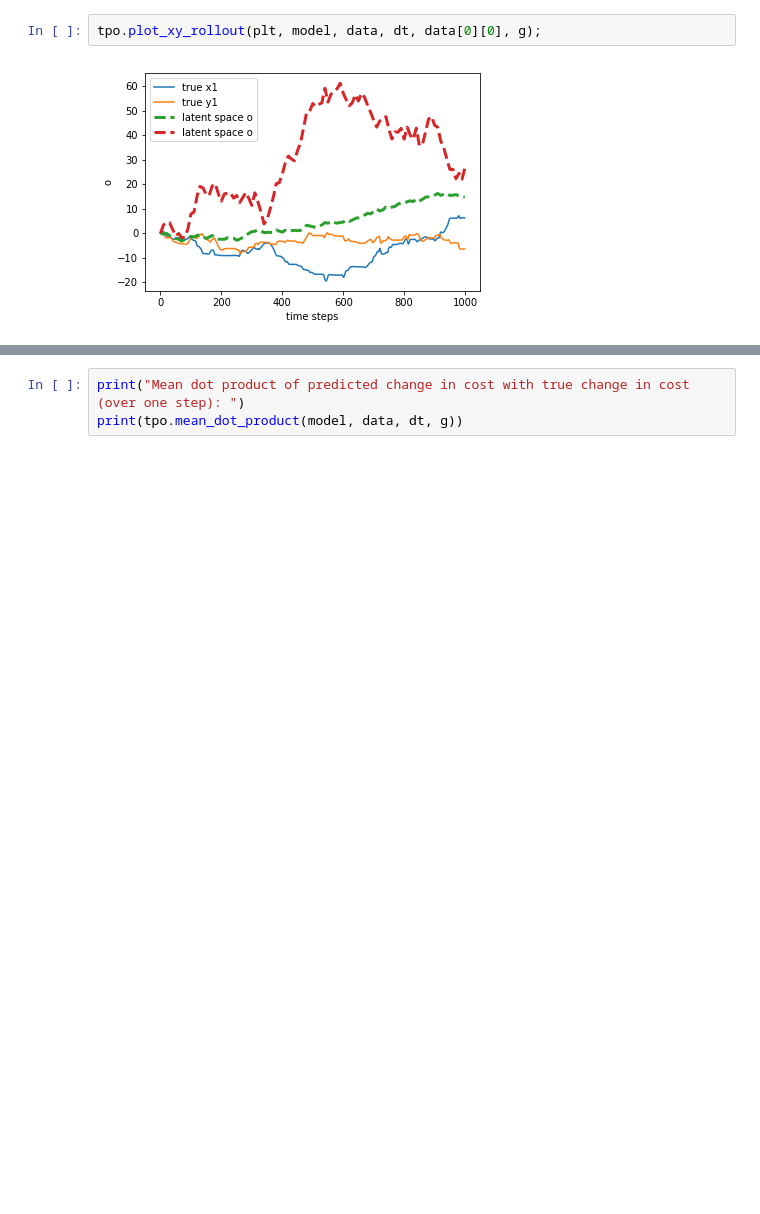
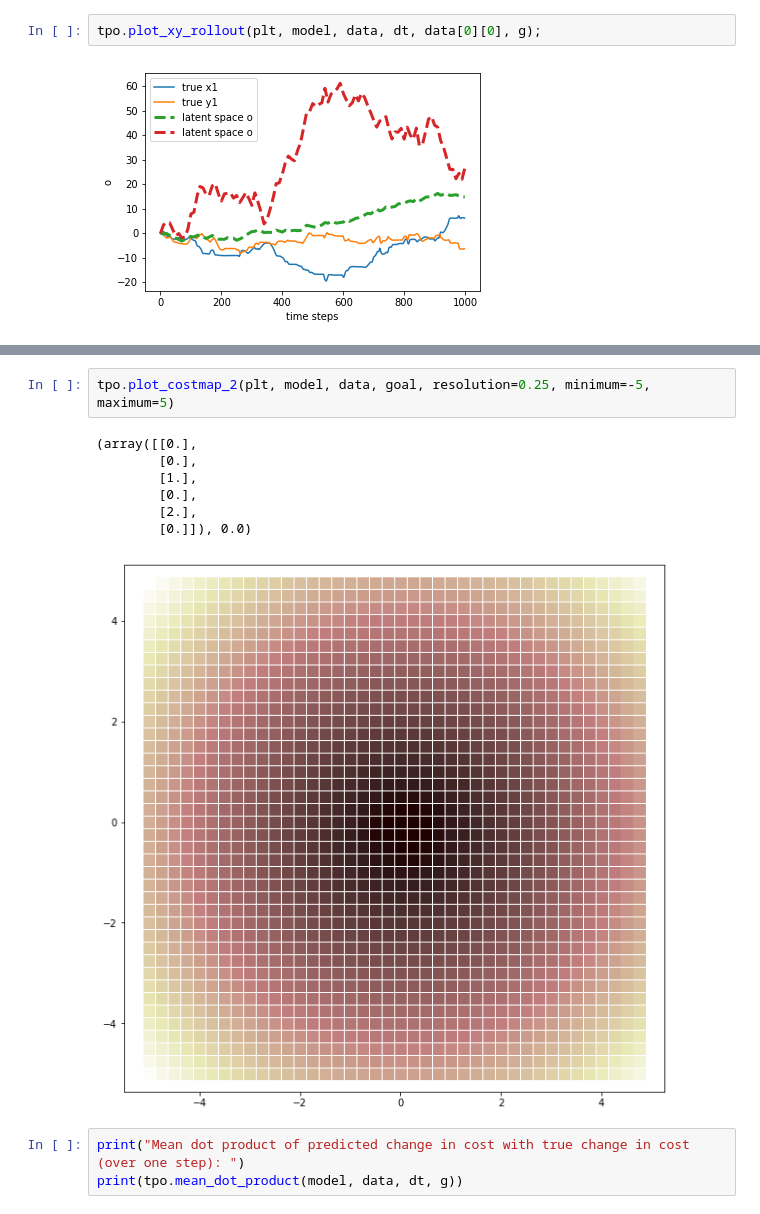
Before and after one commit to UM-ARM-Lab/unreliable-deform-manipulation, a Jupyter notebook: link_bot_notebooks/src/link_bot_notebooks/Agent Testing.ipynb, the cells around one changed output, grey strips where cells are left out. Cells and saved outputs as stored; diff of their text form; blank space fills up the shorter version.

```diff
--- a/link_bot_notebooks/src/link_bot_notebooks/Agent Testing.ipynb
+++ b/link_bot_notebooks/src/link_bot_notebooks/Agent Testing.ipynb
@@ -104,3 +101,13 @@ plt.legend();
+# %%
+tpo.plot_costmap_2(plt, model, data, goal, resolution=0.25, minimum=-5, maximum=5)
+# %% [output]
+(array([[0.],
+        [0.],
+        [1.],
+        [0.],
+        [2.],
+        [0.]]), 0.0)
+[figure, added]
 # %%
 print("Mean dot product of predicted change in cost with true change in cost (over one step): ")
 print(tpo.mean_dot_product(model, data, dt, g))
```
Also changed, not shown: parts of 3 cells of this notebook, 1 other file.
